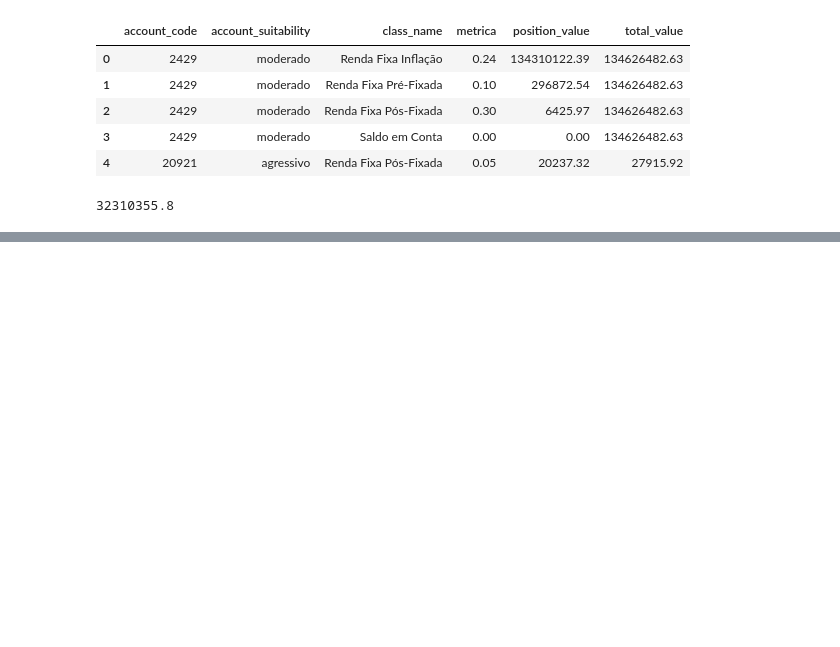
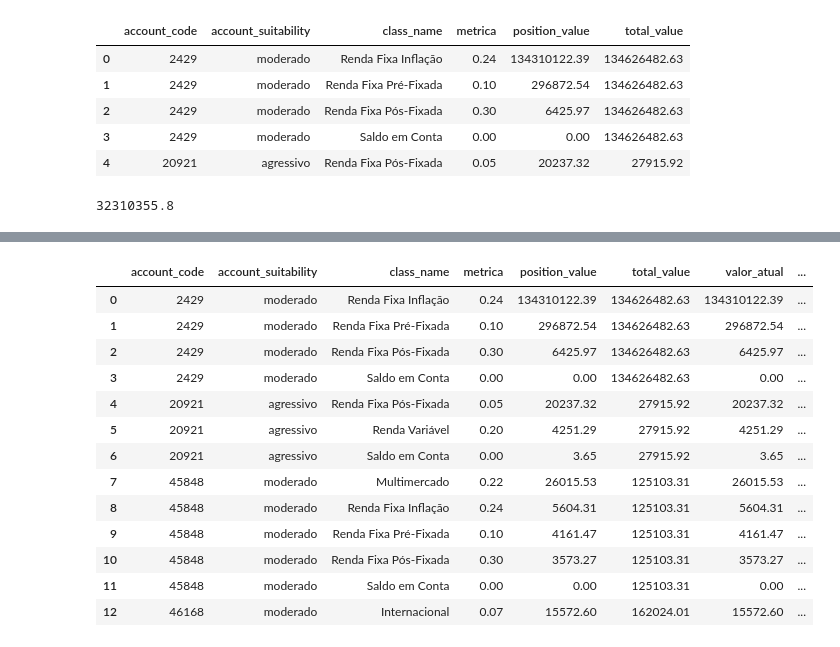
Before and after one commit to PedroMurta/Desafio-Dashboard, a Jupyter notebook: teste_dashboard.ipynb, the cells around one changed output, grey strips where cells are left out. Drawn from its saved outputs; the diff is of its cells as text; code cells hidden in the pictures; blank space fills up the shorter version.

```diff
--- a/teste_dashboard.ipynb
+++ b/teste_dashboard.ipynb
@@ -172,0 +202,18 @@ round(6425.97 + 296872.54 + 134310122.39,2)
+# %%
+df['valor_porcentagem_atual'] = round(df['position_value'] / df['total_value'] * 100, 3)
+df.head(13)
+# %% [output]
+|  | account_code | account_suitability | class_name | metrica | position_value | total_value | valor_atual | ... |
+| 0 | 2429 | moderado | Renda Fixa Inflação | 0.24 | 134310122.39 | 134626482.63 | 134310122.39 | ... |
+| 1 | 2429 | moderado | Renda Fixa Pré-Fixada | 0.10 | 296872.54 | 134626482.63 | 296872.54 | ... |
+| 2 | 2429 | moderado | Renda Fixa Pós-Fixada | 0.30 | 6425.97 | 134626482.63 | 6425.97 | ... |
+| 3 | 2429 | moderado | Saldo em Conta | 0.00 | 0.00 | 134626482.63 | 0.00 | ... |
+| 4 | 20921 | agressivo | Renda Fixa Pós-Fixada | 0.05 | 20237.32 | 27915.92 | 20237.32 | ... |
+| 5 | 20921 | agressivo | Renda Variável | 0.20 | 4251.29 | 27915.92 | 4251.29 | ... |
+| 6 | 20921 | agressivo | Saldo em Conta | 0.00 | 3.65 | 27915.92 | 3.65 | ... |
+| 7 | 45848 | moderado | Multimercado | 0.22 | 26015.53 | 125103.31 | 26015.53 | ... |
+| 8 | 45848 | moderado | Renda Fixa Inflação | 0.24 | 5604.31 | 125103.31 | 5604.31 | ... |
+| 9 | 45848 | moderado | Renda Fixa Pré-Fixada | 0.10 | 4161.47 | 125103.31 | 4161.47 | ... |
+| 10 | 45848 | moderado | Renda Fixa Pós-Fixada | 0.30 | 3573.27 | 125103.31 | 3573.27 | ... |
+| 11 | 45848 | moderado | Saldo em Conta | 0.00 | 0.00 | 125103.31 | 0.00 | ... |
+| 12 | 46168 | moderado | Internacional | 0.07 | 15572.60 | 162024.01 | 15572.60 | ... |
```
Also changed, not shown: parts of 12 cells of this notebook.
